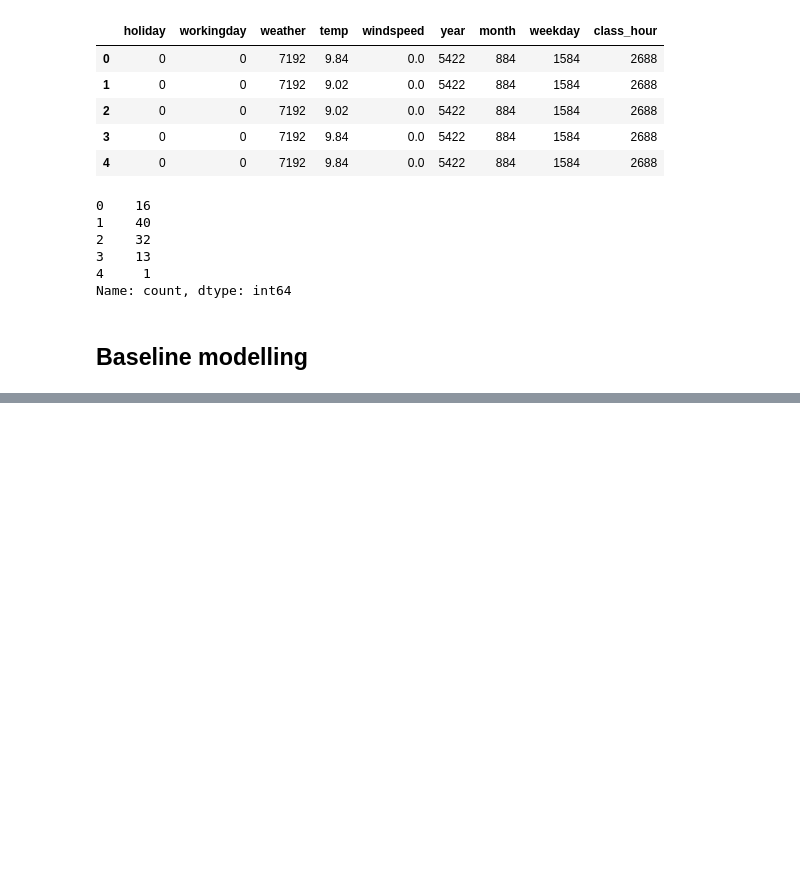
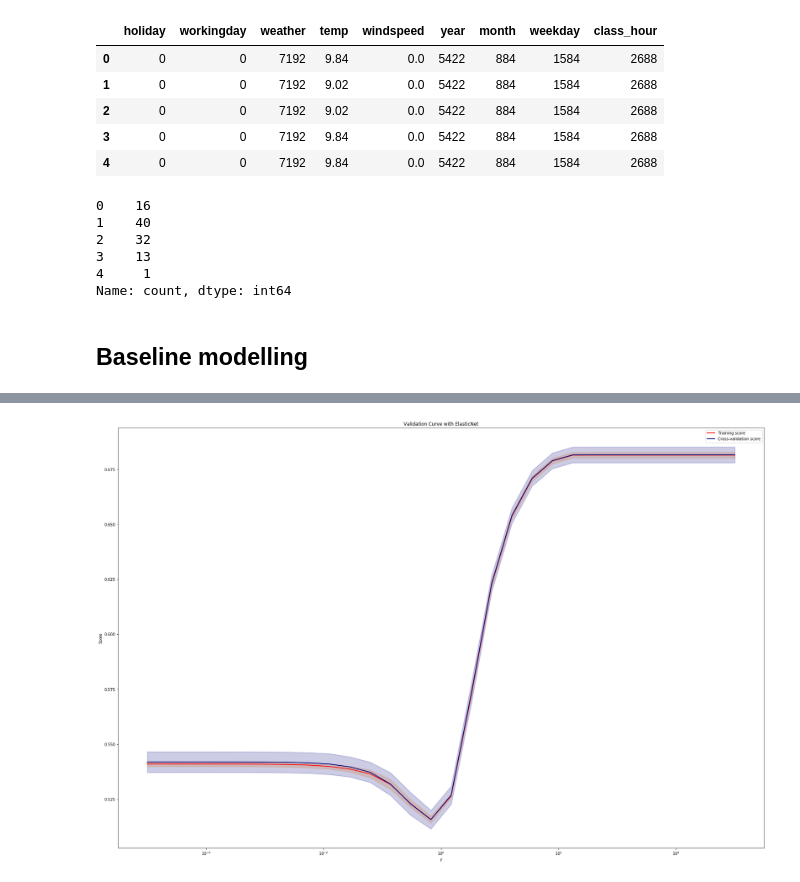
Before and after one commit to ProSerg/SkillFactory, a Jupyter notebook: ML/sfml/hw_04/hw_04.ipynb, the cells around one changed output, grey strips where cells are left out. Saved outputs shown, nothing was run; the diff lists cells and outputs as text; code cells hidden in the pictures; blank space fills up the shorter version.

Commit message:
added draw_fill_graphics\n cleaned notebook\n

```diff
--- a/ML/sfml/hw_04/hw_04.ipynb
+++ b/ML/sfml/hw_04/hw_04.ipynb
@@ -87,6 +162,15 @@ def class_hour(df):
 def mapping(df):
     """
     Превращаем категореальные призанки в ветокра в вида {0,1, C-1} где C - количество уникальных значений.
+
+    Parameters:
+    __________
+
+        df_origin - dataframe с основными данными.
+    Return:
+    ______
+
+        df - обработанные dataframe
 
     """
 
@@ -112,6 +196,17 @@ def mapping(df):
 def prepare_features(df, drop_cols=[], target_feature=''):
     """
     Функция подготовки фич. Здесь агрегируеться все преобразования над исходным DataFrame.
+
+    Parameters:
+    __________
+
+        df_origin - dataframe с основными данными.
+        drop_cols - список название столбцов которые следует удалить из dataframe.
+        target_feature - название признака (стобца) которые станет таргетом.
+    Return:
+    ______
+
+        df - обработанные dataframe
     """
     df_tmp = df.copy()
     targets = ["casual", "registered", "count"]
@@ -231,7 +334,7 @@ cv = StratifiedKFold(n_splits=n_folds, shuffle=True, random_state=123)
 
 # Переберем 20 значений в интервале от 10^-3 до 10^5
 # Чутка увеличел aplha.
-alpha_range = np.logspace(-1, 10, 30)
+alpha_range = np.logspace(-5, 5, 30)
 
 param_name = "elasticnet__alpha"
 # пишем не просто alpha, потому что у нас pipeline и sklearn должен как-то понимать параметр какого этапа мы перебираем
@@ -240,8 +343,9 @@ param_name = "elasticnet__alpha"
 # regressor.get_params().keys()
 y = y_target.as_matrix()
 train_scores, valid_scores = validation_curve(model, df_train, y, param_name=param_name, param_range=alpha_range,
-                                               cv=cv.split(df_clean, year_month_hour), scoring=rlmse_scorer)
+                                               cv=cv.split(df_train, year_month_hour), scoring=rlmse_scorer)
 
+print(">> Done <<")
 # На выходе мы получим 2 матрицы размера 20 на n_folds
 # Потому что у нас было 5 фолдов и 20 возможных значений гиперпараметра
 # А матриц 2, потому что в каждом фолде есть обучающая и валидационная часть
@@ -287,4 +393,7 @@ array([[0.52868775, 0.54213677, 0.53654747, 0.52852005, 0.53701222],
        [0.6852085 , 0.68401454, 0.67865153, 0.67613449, 0.68416093]])
 # %%
 # стандартное отклонение
-np.std(train_scores, axis=1)
+train_scores_std = np.std(train_scores, axis=1)
+valid_scores_std = np.std(valid_scores, axis=1)
+train_scores_mean = np.mean(train_scores, axis=1)
+valid_scores_mean = np.mean(valid_scores, axis=1)
@@ -317,0 +406,9 @@ draw_graphics(alpha_range, mean_scores_train, mean_scores_valid)
+# %%
+# Изобразите разбос меры качества в каждой точке
+draw_fill_graphics(
+    alpha_range,
+    train_scores_mean, train_scores_std,
+    valid_scores_mean, valid_scores_std
+)
+# %% [output]
+[figure, added]
```
Also changed, not shown: parts of 25 cells of this notebook.
